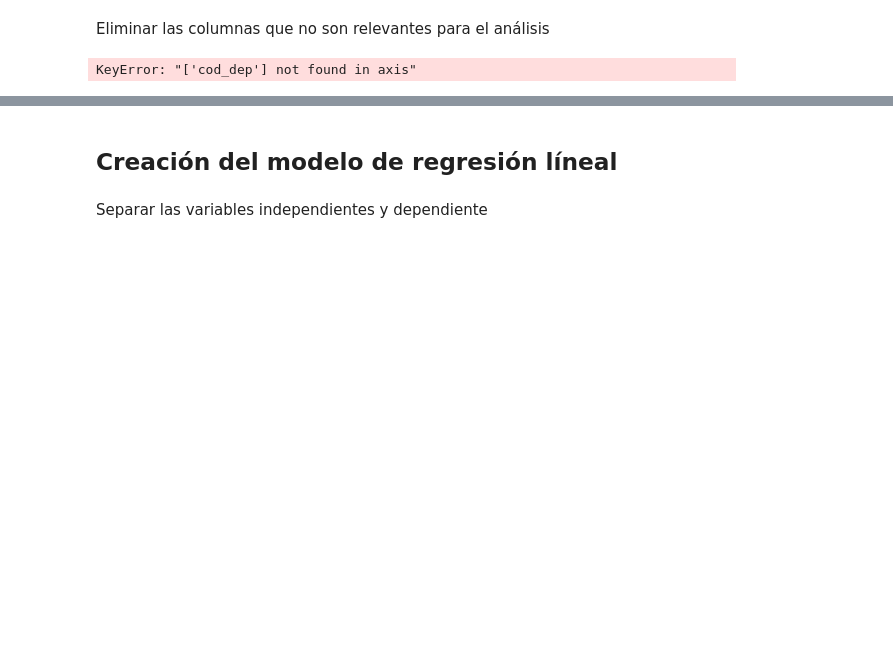
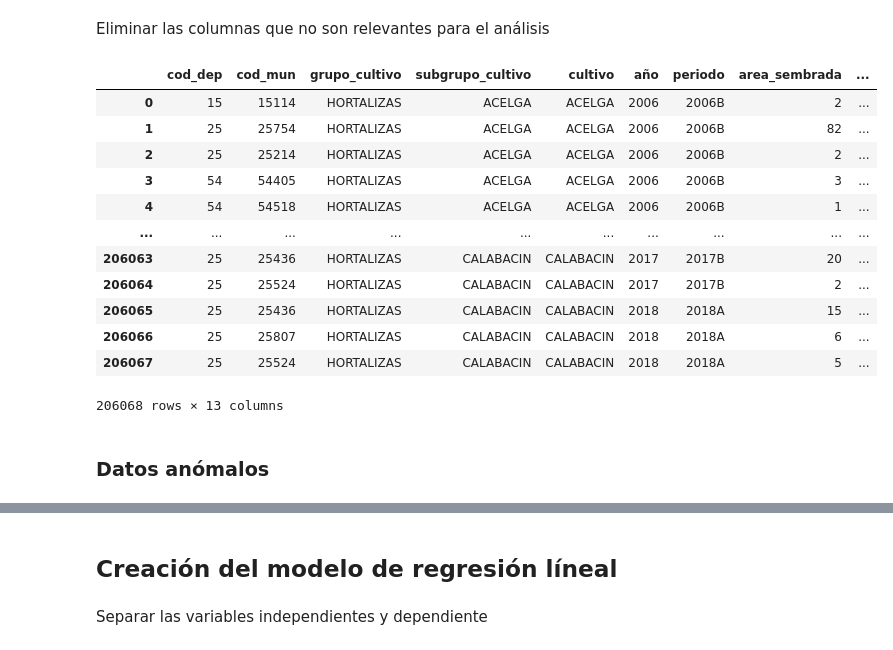
Before and after one commit to AlexTorresDev/Analisis-de-Datos, a Jupyter notebook: notebooks/proyecto 1.ipynb, the cells around one changed output, grey strips where cells are left out. Saved outputs shown, nothing was run; the diff lists cells and outputs as text; code cells hidden in the pictures; blank space fills up the shorter version.

```diff
--- a/notebooks/proyecto 1.ipynb
+++ b/notebooks/proyecto 1.ipynb
@@ -16,9 +20,9 @@ from sklearn.linear_model import LinearRegression
 -------------
 Cargar el conjunto de datos
 # %%
-df = pd.read_csv('../data/evaluaciones_agricolas_col.csv')
+data = pd.read_csv('../data/evaluaciones_agricolas_col.csv')
 
-df
+data
 # %% [output]
 |  | CÓD. \nDEP. | DEPARTAMENTO | CÓD. MUN. | MUNICIPIO | GRUPO \nDE CULTIVO | SUBGRUPO \nDE CULTIVO | CULTIVO | ... |
 | 0 | 15 | BOYACA | 15114 | BUSBANZA | HORTALIZAS | ACELGA | ACELGA | ... |
@@ -56,9 +60,9 @@ columns = {
   'CICLO DE CULTIVO': 'ciclo_cultivo',
 }
 
-df = df.rename(columns=columns)
+data = data.rename(columns=columns)
 
-df
+data
 # %% [output]
 |  | cod_dep | departamento | cod_mun | municipio | grupo_cultivo | subgrupo_cultivo | cultivo | desagregacion | ... |
 | 0 | 15 | BOYACA | 15114 | BUSBANZA | HORTALIZAS | ACELGA | ACELGA | ACELGA | ... |
@@ -131,9 +135,9 @@ dtype: int64
 # %% [markdown]
 Imputar los valores faltantes en la columna "rendimiento" con la media de los valores no faltantes
 # %%
-df["rendimiento"].fillna(df["rendimiento"].mean(), inplace=True)
+data["rendimiento"].fillna(data["rendimiento"].mean(), inplace=True)
 
-df.corr()
+data.corr()
 # %% [output]
 |  | cod_dep | cod_mun | año | area_sembrada | area_cosechada | produccion | rendimiento |
 | cod_dep | 1.000000 | 0.999945 | -0.017639 | 0.036321 | 0.037425 | 0.029980 | 0.006545 |
@@ -292,8 +153,22 @@ df
 # %% [markdown]
 Eliminar las columnas que no son relevantes para el análisis
 # %%
-df.drop(['cod_dep', 'cod_mun', 'departamento', 'municipio', 'grupo_cultivo', 'subgrupo_cultivo', 'periodo', 'desagregacion', 'nombre_cientifico', 'ciclo_cultivo'], axis=1, inplace=True)
+data.drop(['departamento', 'municipio', 'desagregacion', 'nombre_cientifico'], axis=1, inplace=True)
 
-df
+data
 # %% [output]
+|  | cod_dep | cod_mun | grupo_cultivo | subgrupo_cultivo | cultivo | año | periodo | area_sembrada | ... |
+| 0 | 15 | 15114 | HORTALIZAS | ACELGA | ACELGA | 2006 | 2006B | 2 | ... |
+| 1 | 25 | 25754 | HORTALIZAS | ACELGA | ACELGA | 2006 | 2006B | 82 | ... |
+| 2 | 25 | 25214 | HORTALIZAS | ACELGA | ACELGA | 2006 | 2006B | 2 | ... |
+| 3 | 54 | 54405 | HORTALIZAS | ACELGA | ACELGA | 2006 | 2006B | 3 | ... |
+| 4 | 54 | 54518 | HORTALIZAS | ACELGA | ACELGA | 2006 | 2006B | 1 | ... |
+| ... | ... | ... | ... | ... | ... | ... | ... | ... | ... |
+| 206063 | 25 | 25436 | HORTALIZAS | CALABACIN | CALABACIN | 2017 | 2017B | 20 | ... |
+| 206064 | 25 | 25524 | HORTALIZAS | CALABACIN | CALABACIN | 2017 | 2017B | 2 | ... |
+| 206065 | 25 | 25436 | HORTALIZAS | CALABACIN | CALABACIN | 2018 | 2018A | 15 | ... |
+| 206066 | 25 | 25807 | HORTALIZAS | CALABACIN | CALABACIN | 2018 | 2018A | 6 | ... |
+| 206067 | 25 | 25524 | HORTALIZAS | CALABACIN | CALABACIN | 2018 | 2018A | 5 | ... |
-KeyError: "['cod_dep'] not found in axis"
+206068 rows × 13 columns
+# %% [markdown]
+### Datos anómalos
```
Also changed, not shown: parts of 17 cells of this notebook, 2 other files.
